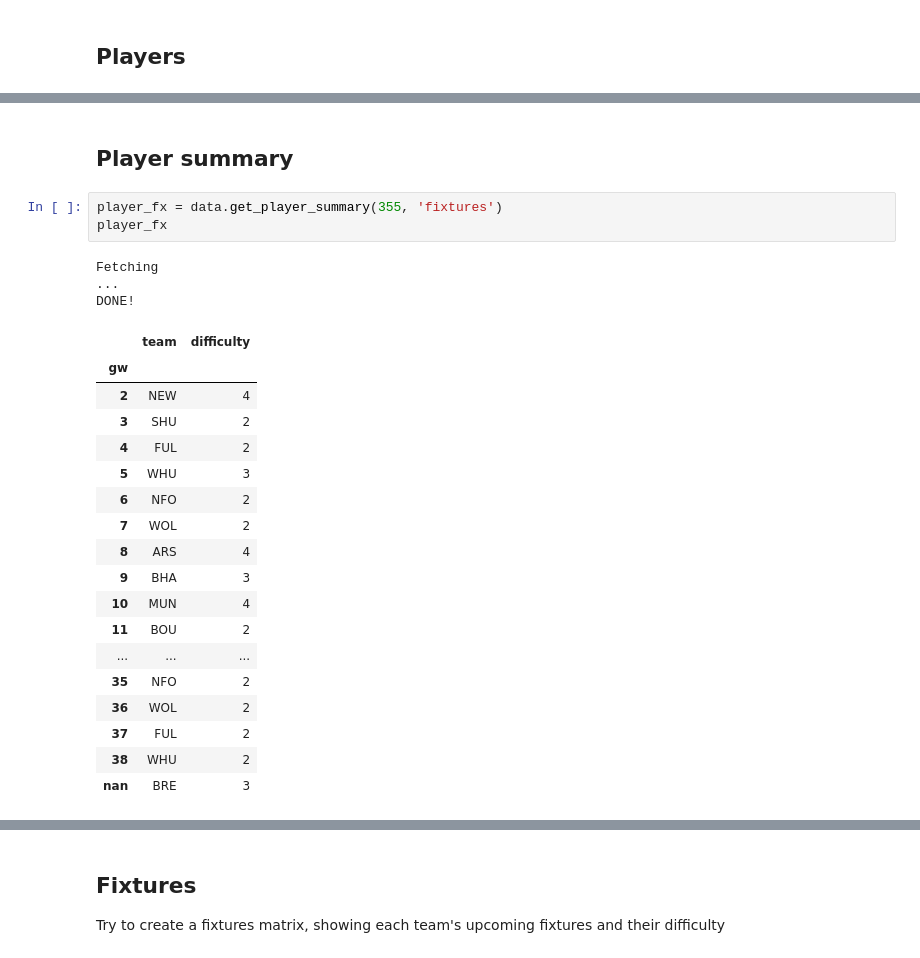
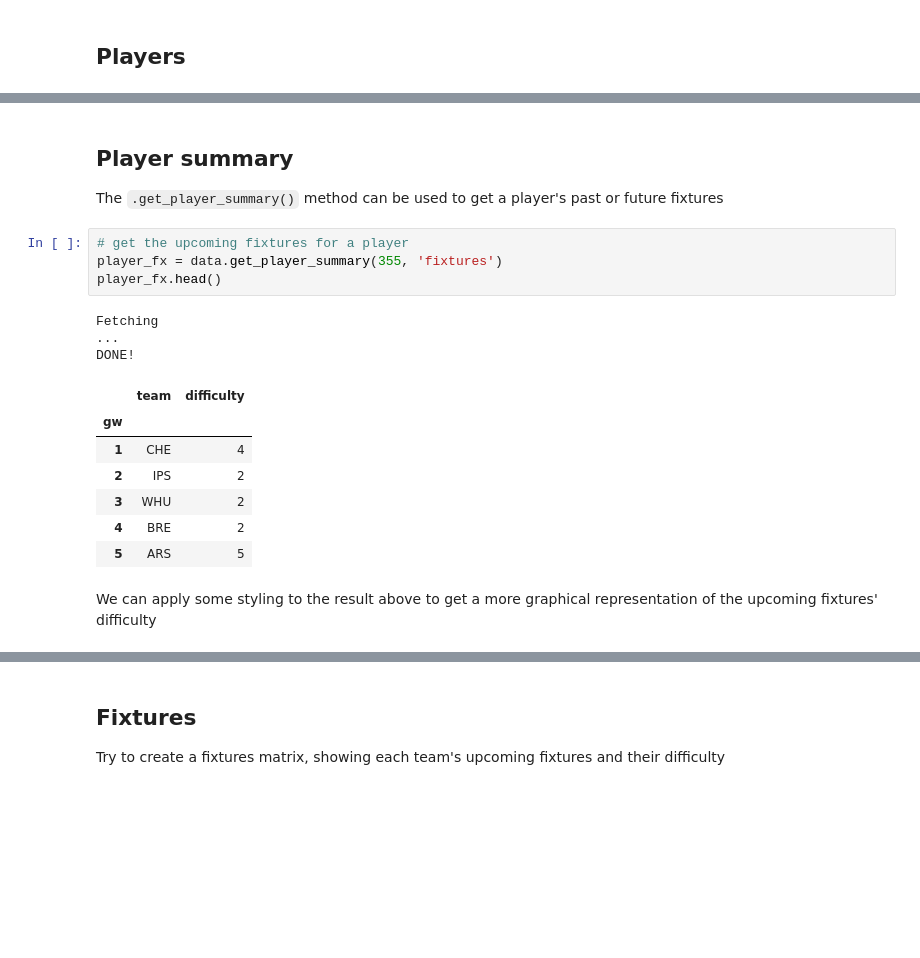
Before and after one commit to James-Leslie/fpl-data, a Jupyter notebook: notebooks/transform.ipynb, the cells around one changed output, grey strips where cells are left out. Drawn from its saved outputs; the diff is of its cells as text; blank space fills up the shorter version.

```diff
--- a/notebooks/transform.ipynb
+++ b/notebooks/transform.ipynb
@@ -35,30 +36,23 @@ data.players_df.sort_values('Pts', ascending=False)
-# %% [markdown]
-## Player summary
+# %% [markdown]
+## Player summary
+The `.get_player_summary()` method can be used to get a player's past or future fixtures
 # %%
+# get the upcoming fixtures for a player
 player_fx = data.get_player_summary(355, 'fixtures')
-player_fx
+player_fx.head()
 # %% [output]
 Fetching
 ...
 DONE!
 |  | team | difficulty |
 | gw |  |  |
-| 2 | NEW | 4 |
-| 3 | SHU | 2 |
-| 4 | FUL | 2 |
-| 5 | WHU | 3 |
-| 6 | NFO | 2 |
-| 7 | WOL | 2 |
-| 8 | ARS | 4 |
-| 9 | BHA | 3 |
-| 10 | MUN | 4 |
-| 11 | BOU | 2 |
-| ... | ... | ... |
-| 35 | NFO | 2 |
-| 36 | WOL | 2 |
-| 37 | FUL | 2 |
-| 38 | WHU | 2 |
-| nan | BRE | 3 |
+| 1 | CHE | 4 |
+| 2 | IPS | 2 |
+| 3 | WHU | 2 |
+| 4 | BRE | 2 |
+| 5 | ARS | 5 |
+# %% [markdown]
+We can apply some styling to the result above to get a more graphical representation of the upcoming fixtures' difficulty
 # %%
 def style_background_player_fdr(cell_value):
 
```
Also changed, not shown: parts of 5 cells of this notebook, 2 other files.
